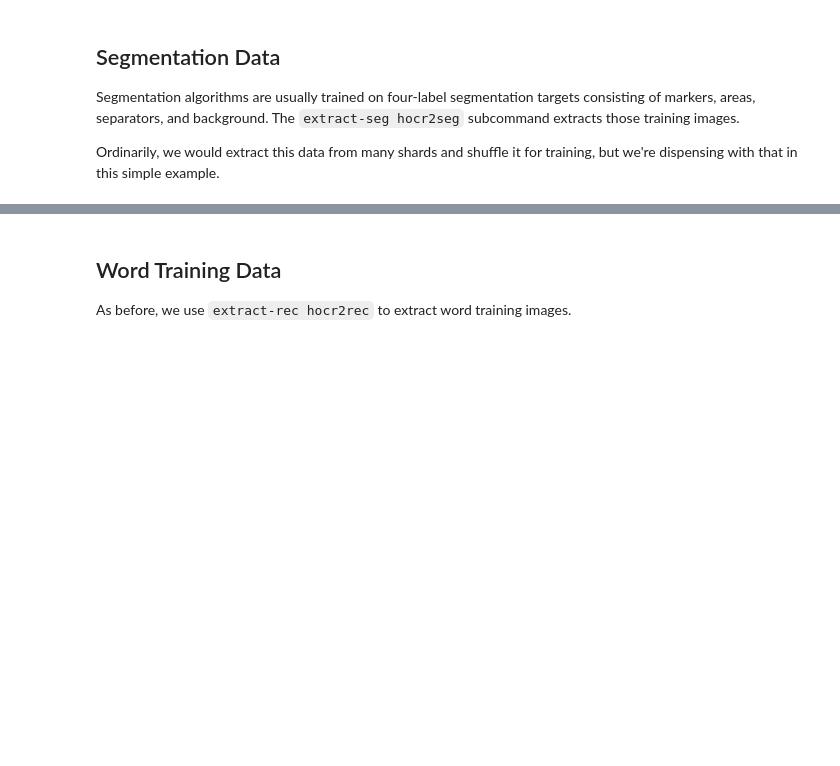
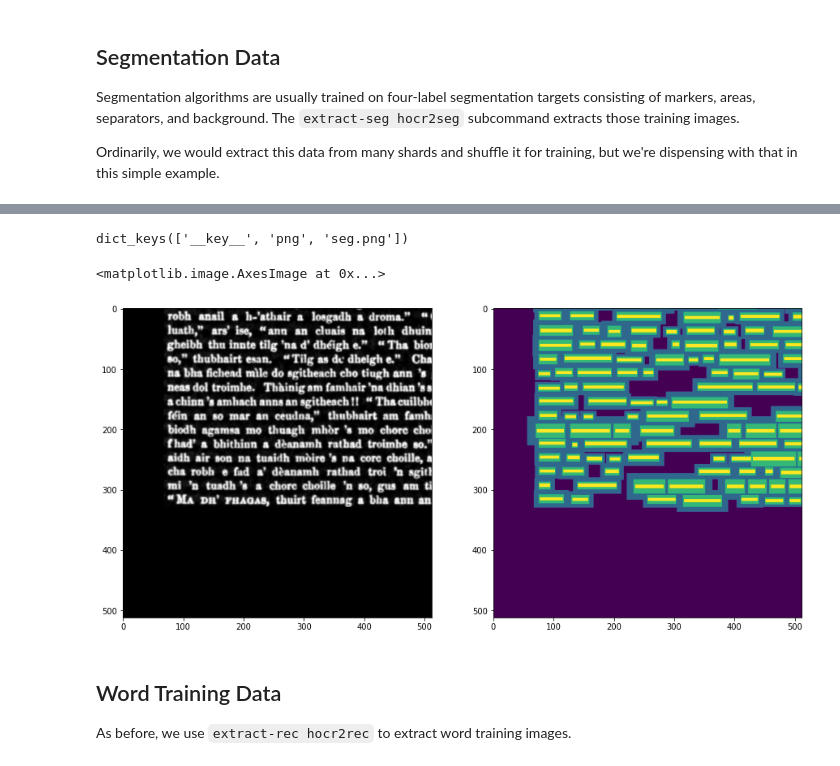
Before and after one commit to ocropus-archive/ocropus4-old, a Jupyter notebook: training/g1000/full.ipynb, the cells around one changed output, grey strips where cells are left out. Cells and saved outputs as stored; diff of their text form; code cells hidden in the pictures; blank space fills up the shorter version.

```diff
--- a/training/g1000/full.ipynb
+++ b/training/g1000/full.ipynb
@@ -133,9 +169,13 @@ sh: expand=True
 # %%
 ds = wds.WebDataset("book-seg.tar").decode("rgb")
-sample= next(islice(iter(ds), 500, 999))
+sample= next(islice(iter(ds), 5, 999))
 print(sample.keys())
 subplot(121); imshow(sample["png"])
 subplot(122); imshow(sample["seg.png"][...,2])
+# %% [output]
+dict_keys(['__key__', 'png', 'seg.png'])
+<matplotlib.image.AxesImage at 0x...>
+[figure, added]
 # %% [markdown]
 ## Word Training Data
 
```
Also changed, not shown: parts of 27 cells of this notebook, 2 other files.
